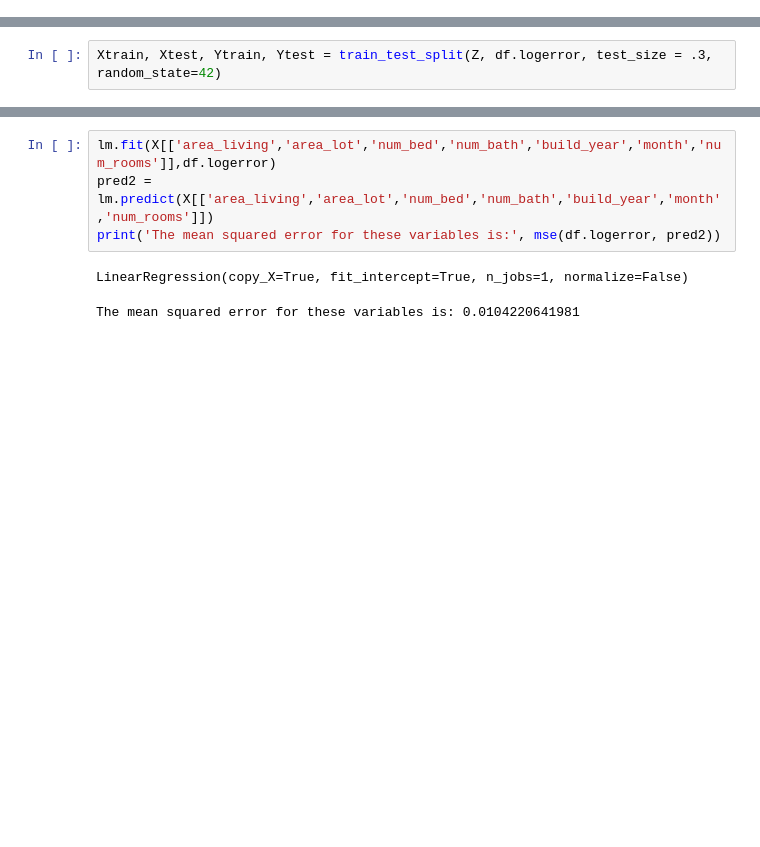
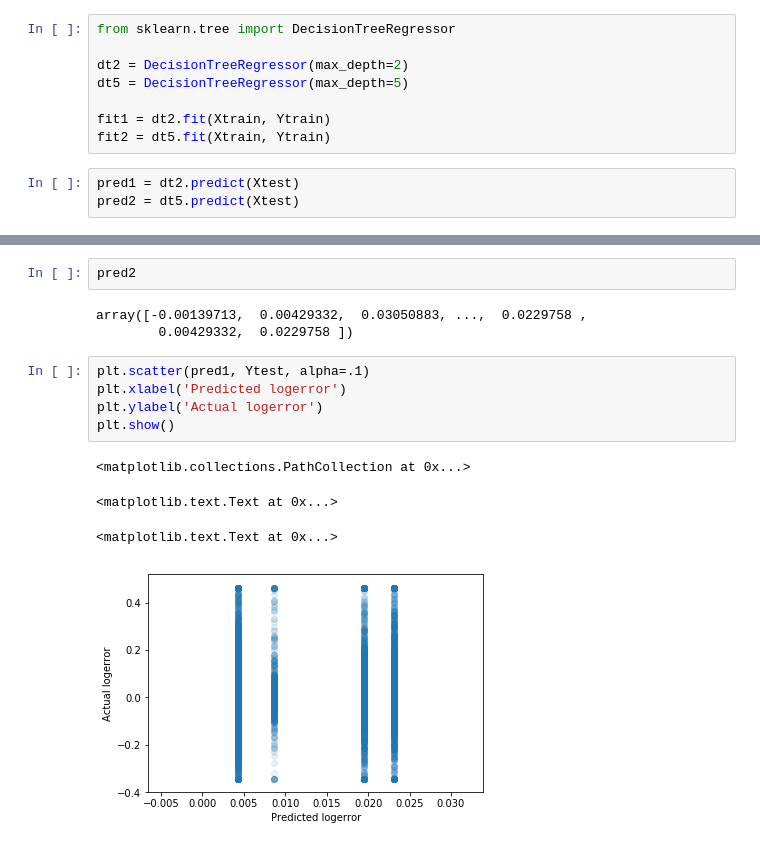
Before and after one commit to coneeleven/CareerTrack-Capstone1, a Jupyter notebook: Capstone 1 - Machine Learning.ipynb, the cells around one changed output, grey strips where cells are left out. Cells and saved outputs as stored; diff of their text form; blank space fills up the shorter version.

```diff
--- a/Capstone 1 - Machine Learning.ipynb
+++ b/Capstone 1 - Machine Learning.ipynb
@@ -178,3 +107,14 @@ class fullprint:
+# %%
+from sklearn.tree import DecisionTreeRegressor
+
+dt2 = DecisionTreeRegressor(max_depth=2)
+dt5 = DecisionTreeRegressor(max_depth=5)
+
+fit1 = dt2.fit(Xtrain, Ytrain)
+fit2 = dt5.fit(Xtrain, Ytrain)
+# %%
+pred1 = dt2.predict(Xtest)
+pred2 = dt5.predict(Xtest)
 # %%
 pred1
 # %% [output]
@@ -217,2 +122,0 @@ Name: logerror, dtype: float64
-# %%
-Xtrain, Xtest, Ytrain, Ytest = train_test_split(Z, df.logerror, test_size = .3, random_state=42)
@@ -398,7 +123,15 @@ The MSE of the prediction is: 0.010447727118424593
-# %%
-lm.fit(X[['area_living','area_lot','num_bed','num_bath','build_year','month','num_rooms']],df.logerror)
-pred2 = lm.predict(X[['area_living','area_lot','num_bed','num_bath','build_year','month','num_rooms']])
-print('The mean squared error for these variables is:', mse(df.logerror, pred2))
-# %% [output]
-LinearRegression(copy_X=True, fit_intercept=True, n_jobs=1, normalize=False)
-The mean squared error for these variables is: 0.0104220641981
+# %%
+pred2
+# %% [output]
+array([-0.00139713,  0.00429332,  0.03050883, ...,  0.0229758 ,
+        0.00429332,  0.0229758 ])
+# %%
+plt.scatter(pred1, Ytest, alpha=.1)
+plt.xlabel('Predicted logerror')
+plt.ylabel('Actual logerror')
+plt.show()
+# %% [output]
+<matplotlib.collections.PathCollection at 0x...>
+<matplotlib.text.Text at 0x...>
+<matplotlib.text.Text at 0x...>
+[figure, added]
```
Also changed, not shown: parts of 53 cells of this notebook.
